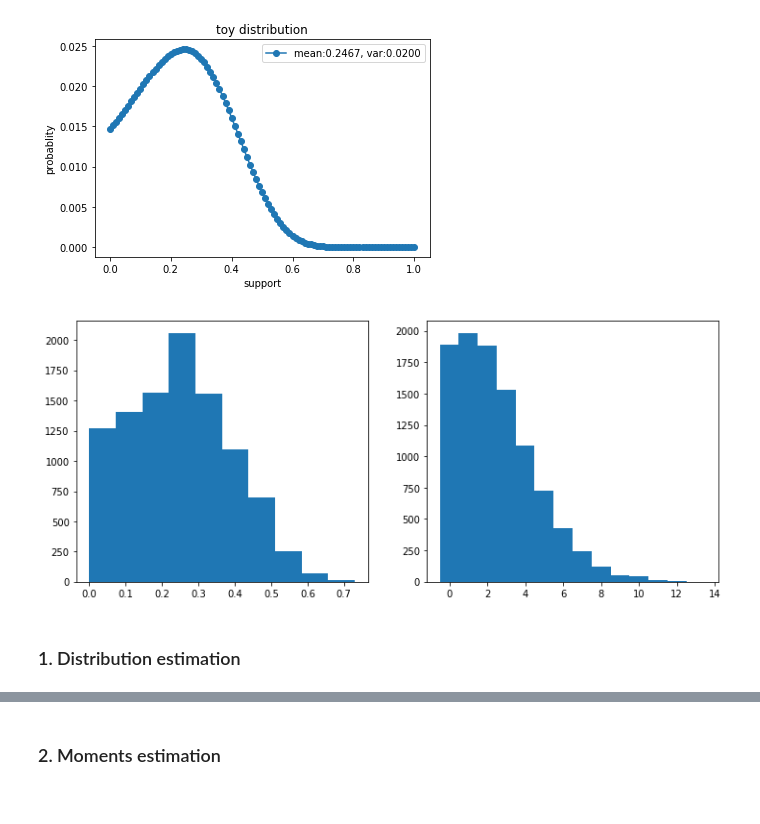
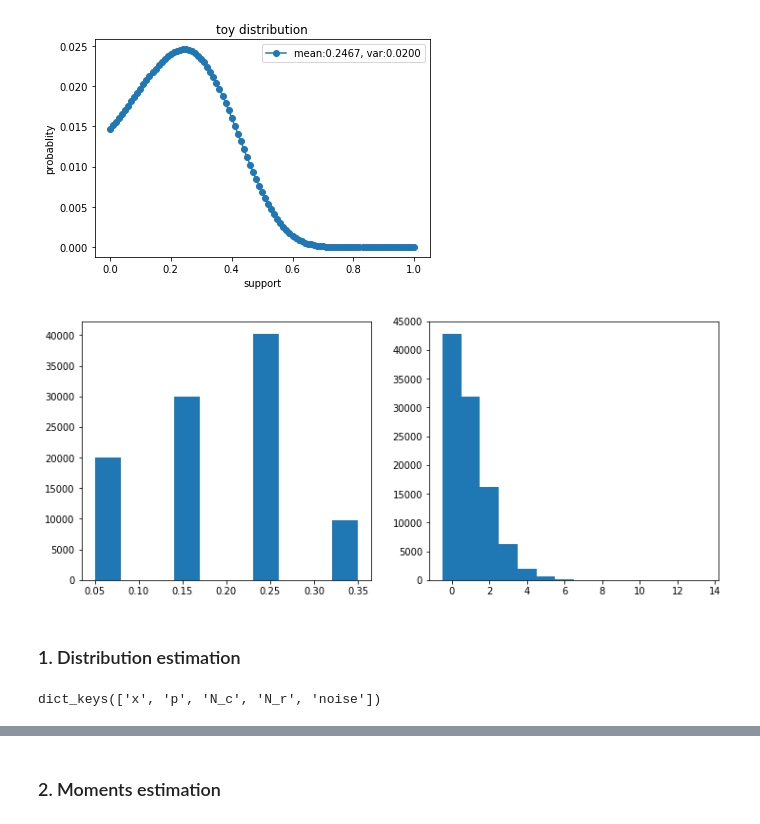
Before and after one commit to martinjzhang/single_cell_eb, a Jupyter notebook: demo2.ipynb, the cells around one changed output, grey strips where cells are left out. Cells and saved outputs as stored; diff of their text form; code cells hidden in the pictures.

```diff
--- a/demo2.ipynb
+++ b/demo2.ipynb
@@ -45,10 +45,14 @@ p,x=toy_dist(vis=1,opt='1d_Q')
 [figure]
 # %%
 ## generate the simulated read count data
-N_c=10000
-N_r=10
+N_c=100000
+N_r=5
 X,Y,data_info=data_gen_1d(p,x,N_c,N_r,noise='poi',vis=1)
 # %% [output]
-[figure, old version]
+[figure, new version]
 # %% [markdown]
 ### 1. Distribution estimation ###
+# %%
+data_info.keys()
+# %% [output]
+dict_keys(['x', 'p', 'N_c', 'N_r', 'noise'])
```
Also changed, not shown: parts of 3 cells of this notebook.
